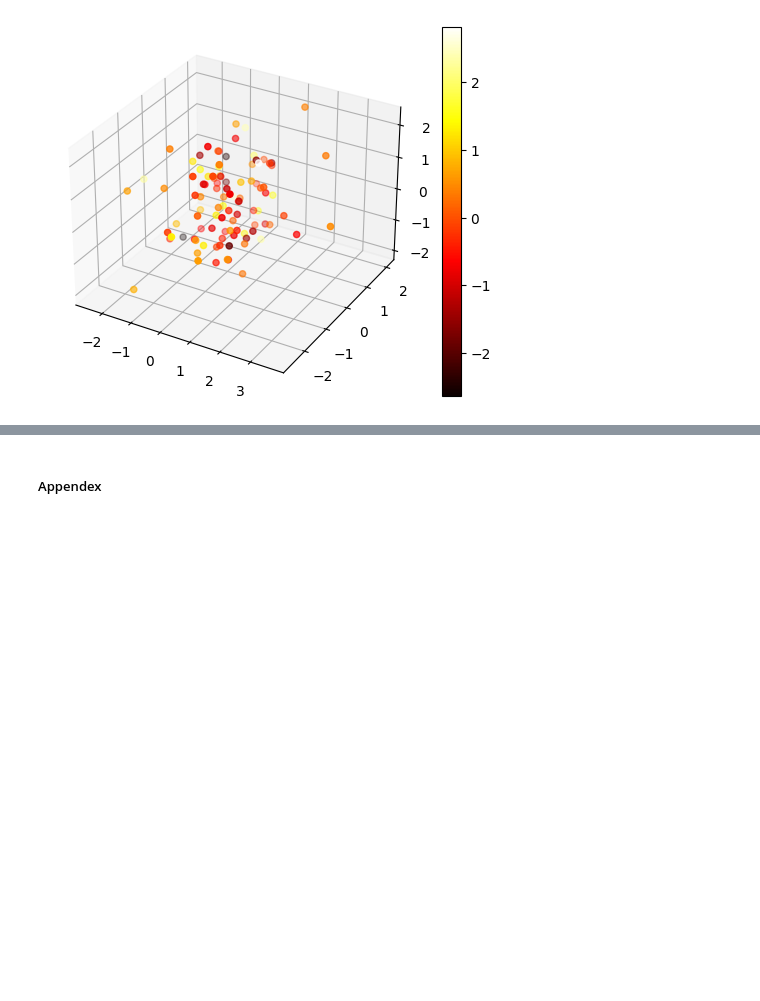
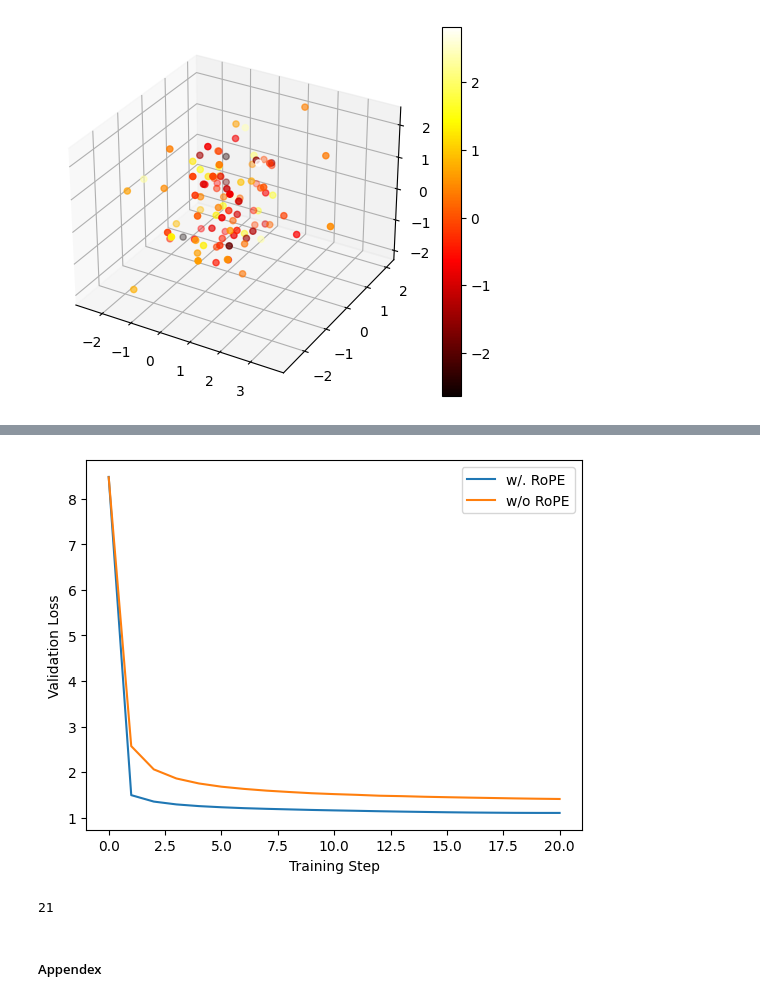
Before and after one commit to chaitanyamanem/TinyStories, a Jupyter notebook: StoryTeller-Book.ipynb, the cells around one changed output, grey strips where cells are left out. Saved outputs shown, nothing was run; the diff lists cells and outputs as text; code cells hidden in the pictures; blank space fills up the shorter version.

```diff
--- a/StoryTeller-Book.ipynb
+++ b/StoryTeller-Book.ipynb
@@ -1442,0 +1445,8 @@ plotly.offline.plot({"data": [fig1],
+# %%
+import pandas as pd
+
+loss_rope  = pd.read_csv("saved_artifacts/loss_data_RoPE.csv")
+loss_ape  = pd.read_csv("saved_artifacts/loss_data_ape.csv")
+
+loss_rope = loss_rope.loc[:,['radiant-ox-11 - val/loss']]
+loss_ape = loss_ape.loc[:,['glistening-rabbit-24 - val/loss']]
@@ -1443,3 +1460,19 @@ plotly.offline.plot({"data": [fig1],
+# %%
+import matplotlib.pyplot as plt
+
+plt.plot(list(range(21)),loss_rope.loc[0:,['radiant-ox-11 - val/loss']], label="w/. RoPE")
+plt.plot(list(range(21)),loss_ape.loc[0:,['glistening-rabbit-24 - val/loss']], label="w/o RoPE")
+plt.legend()
+plt.xlabel("Training Step")
+plt.ylabel("Validation Loss")
+plt.savefig("generated_texts/loss_comparison.svg")
+plt.show()
+# %% [output]
+[figure, added]
+# %%
+loss_rope.shape[0]
+# %% [output]
+21
 # %% [markdown]
 ##### Appendex
 # %%
```
Also changed, not shown: parts of 2 cells of this notebook, 3 other files.
